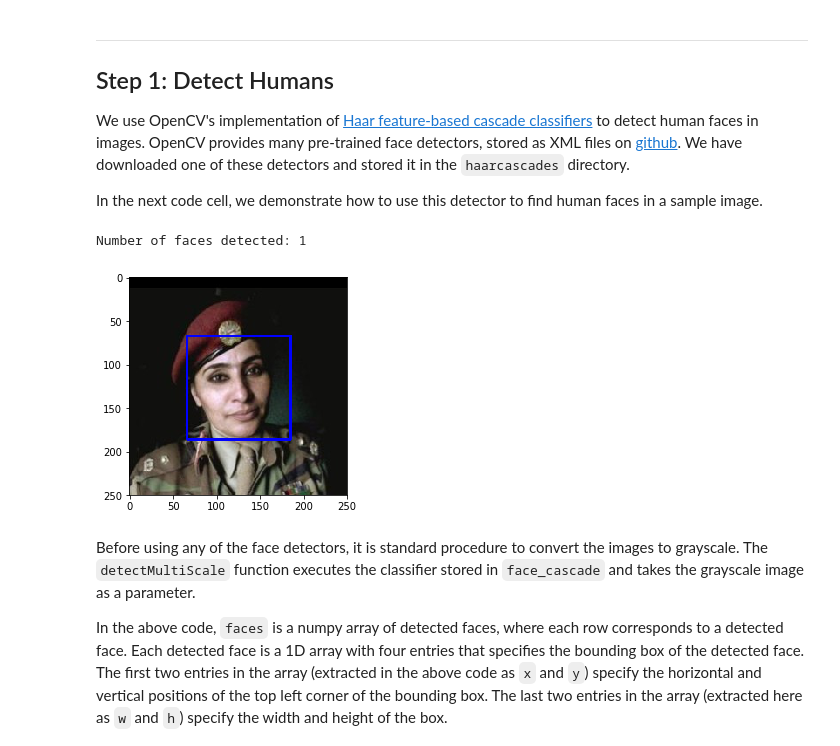
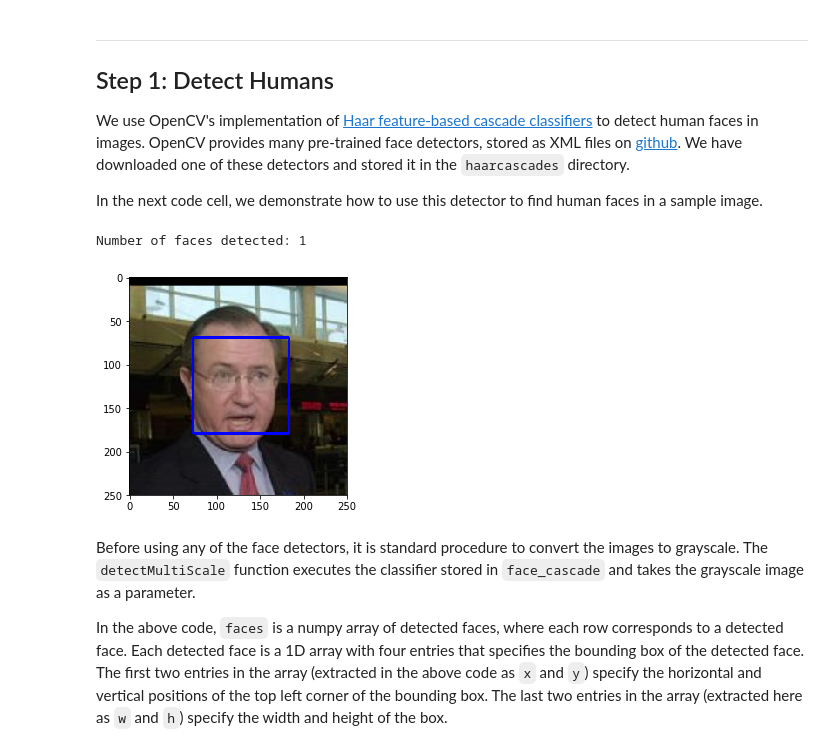
Before and after one commit to Madhu062422/Dog-Breed-Classifier_Udacity-Data-Science-NanoDegree-Capstone-Project, a Jupyter notebook: dog_app.ipynb, the cells around one changed output. Saved outputs shown, nothing was run; the diff lists cells and outputs as text; code cells hidden in the pictures.

```diff
--- a/dog_app.ipynb
+++ b/dog_app.ipynb
@@ -119,35 +119,35 @@ In the next code cell, we demonstrate how to use this detector to find human fac
 import cv2
 import matplotlib.pyplot as plt
 %matplotlib inline
 
 # extract pre-trained face detector
 face_cascade = cv2.CascadeClassifier('haarcascades/haarcascade_frontalface_alt.xml')
 
 # load color (BGR) image
-img = cv2.imread(human_files[3])
+img = cv2.imread(human_files[30])
 # convert BGR image to grayscale
 gray = cv2.cvtColor(img, cv2.COLOR_BGR2GRAY)
 
 # find faces in image
 faces = face_cascade.detectMultiScale(gray)
 
 # print number of faces detected in the image
 print('Number of faces detected:', len(faces))
 
 # get bounding box for each detected face
 for (x,y,w,h) in faces:
     # add bounding box to color image
     cv2.rectangle(img,(x,y),(x+w,y+h),(255,0,0),2)
 
 # convert BGR image to RGB for plotting
 cv_rgb = cv2.cvtColor(img, cv2.COLOR_BGR2RGB)
 
 # display the image, along with bounding box
 plt.imshow(cv_rgb)
 plt.show()
 # %% [output]
 Number of faces detected: 1
-[figure, old version]
+[figure, new version]
 # %% [markdown]
 Before using any of the face detectors, it is standard procedure to convert the images to grayscale.  The `detectMultiScale` function executes the classifier stored in `face_cascade` and takes the grayscale image as a parameter.
 
```
Also changed, not shown: parts of 18 cells of this notebook, 6 other files.
